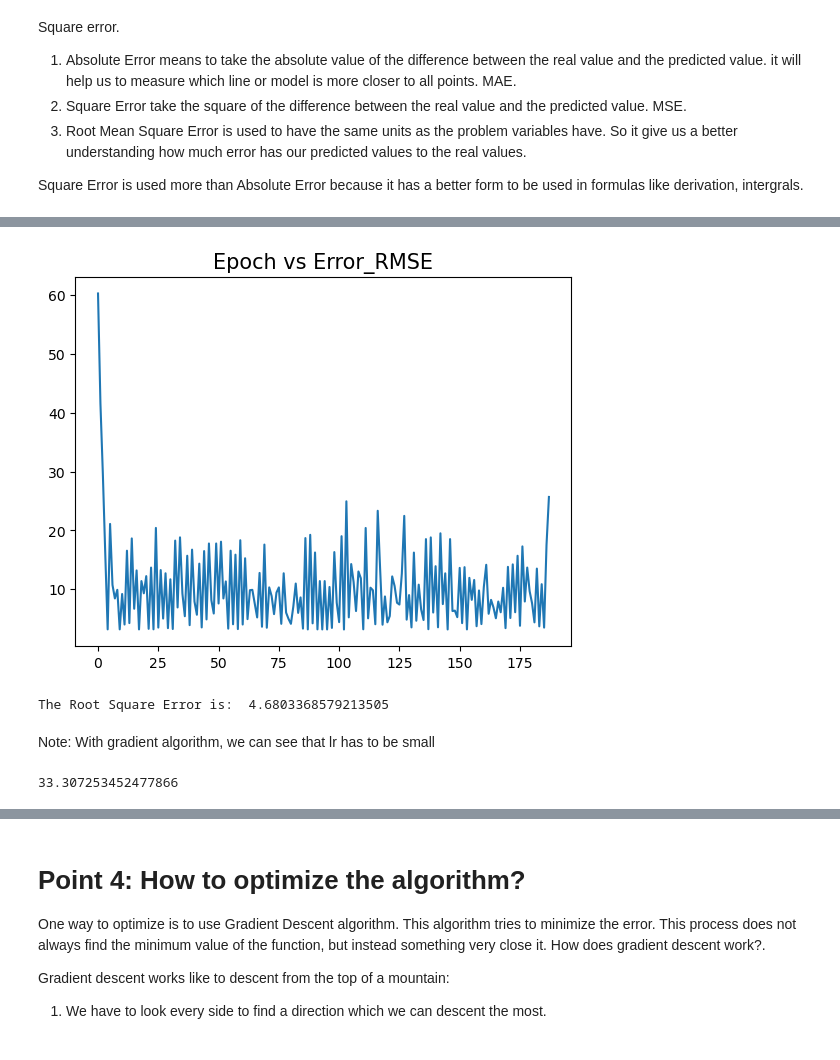
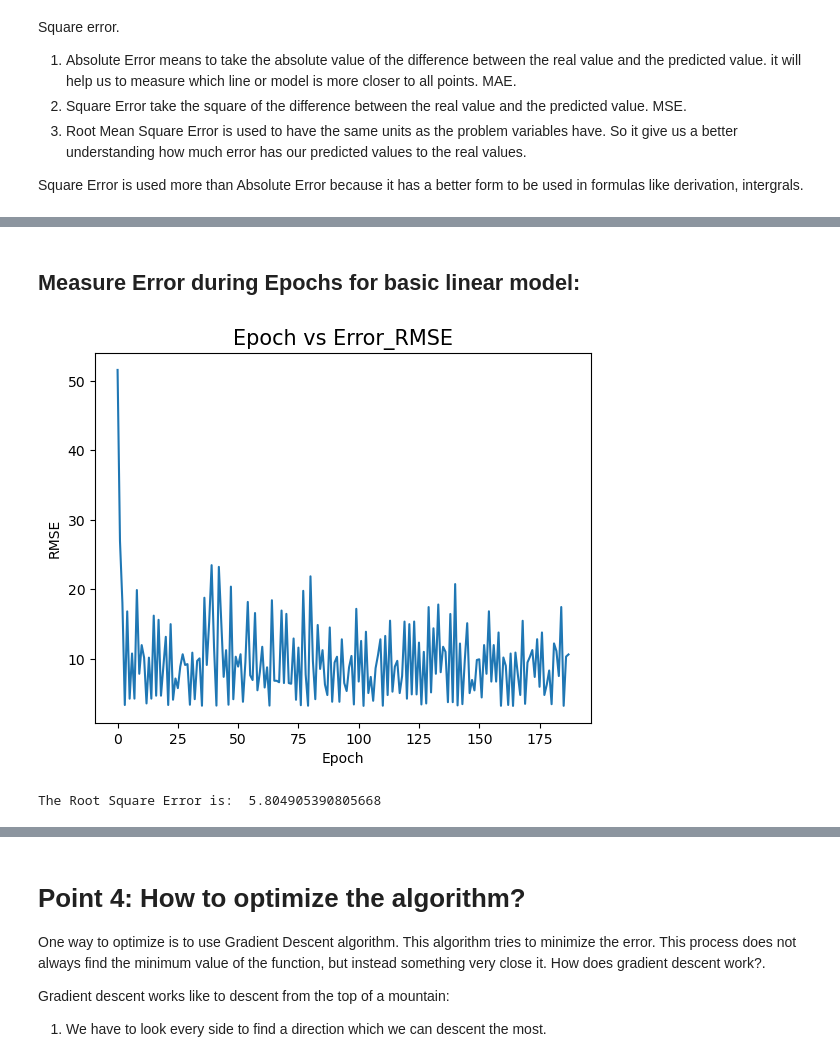
Before and after one commit to yonkeenn/LinearRegression, a Jupyter notebook: Model&Evaluate.ipynb, the cells around one changed output, grey strips where cells are left out. Drawn from its saved outputs; the diff is of its cells as text; code cells hidden in the pictures.

```diff
--- a/Model&Evaluate.ipynb
+++ b/Model&Evaluate.ipynb
@@ -316,12 +320,15 @@ plt.show()
 # %%
-# Here the best parameter which best fit data:
+# Manuely revision: Here the best parameter which best fit data:
 plt.scatter(df_line_train['horsepower'], df_line_train['mpg'])
-x = [float(i) for i in range(len(model_lr))]
+x = [float(i) for i in range(236)]
 #for w in range(0,len(model_lr)):
-for w in range(183, 184):
+for w in range(180, 181):
 #for w in np.random.randint(0,len(df_line_train), 6):
     y_pred = [model_lr[w]['weight']*i + model_lr[w]['bias'] for i in x]
-    plt.plot(x, y_pred)
+    plt.plot(x, y_pred, color ='red')
 plt.title('Horsepower' + ' vs ' + 'MPG', fontsize = 15)
+plt.xlabel('horsepower')
+plt.ylabel('mpg')
+print('Here the weight is {} and the bias is {} '.format(model_lr[180]['weight'],model_lr[180]['bias']))
 plt.show()
 # %% [output]
@@ -329,11 +336,0 @@ plt.show()
-# %%
-# Some samples of Training data:
-#i = [float(i) for i in np.random.randint(0, 235, 20)]
-x = [df_line_train["horsepower"][i] for i in np.random.randint(0, len(df_line_train), 10)]
-y = [df_line_train["mpg"][i] for i in np.random.randint(0, len(df_line_train), 10)]
-#x = [df_line["horsepower"][i] for i in range(0, 235)]
-#y = [df_line["mpg"][i] for i in range(0, 235)]
-plt.scatter(x, y)
-#plt.plot(x, y_pred)
-plt.title('Horsepower' + ' vs ' + 'MPG', fontsize = 15)
-plt.show()
@@ -342,4 +336,0 @@ plt.show()
-# %%
-x = [float(i) for i in range(len(model_lr))]
-y_pred = [ model_lr[183]['weight']*i + model_lr[183]['bias'] for i in x]
-print('Here the weight is {} and the bias is {} '.format(model_lr[183]['weight'],model_lr[183]['bias']))
@@ -495,11 +353,0 @@ array([[-0.10882299],
-# %%
-# Here the best parameter which best fit data:
-plt.scatter(df_line_train['horsepower'], df_line_train['mpg'])
-x = [float(i) for i in range(len(model_lr))]
-#for w in range(0,len(model_lr)):
-for w in range(183, 184):
-#for w in np.random.randint(0,len(df_line_train), 6):
-    y_pred = [31.5 - 0.108*i for i in x]
-    plt.plot(x, y_pred)
-plt.title('Horsepower' + ' vs ' + 'MPG', fontsize = 15)
-plt.show()
@@ -534,31 +364,35 @@ df_line_train
+# %% [markdown]
+## Measure Error during Epochs for basic linear model:
 # %%
-# Measure Error during Epochs:
+# Measure Error during Epochs for basic linear model:
 error_MAE = []
 error_RMSE = []
 epochs = len(df_line_train)
 epoch = [epoch for epoch in range(epochs)]
 for w in range(len(model_lr)):
     weight = model_lr[w]['weight']
     bias = model_lr[w]['bias']
 
     x = df_line_train['horsepower']
     y = df_line_train['mpg']
 
     y_pred = weight*x + bias
 
     MAE = np.sum(np.abs(y - y_pred))/len(df_line_train['mpg'])
     RMSE = np.sqrt(np.sum((y - y_pred)**2)/len(df_line_train['mpg']))
 
     error_MAE.append(MAE)
     error_RMSE.append(RMSE)
 
 plt.plot(epoch, error_RMSE)
 plt.title('Epoch' + ' vs ' + 'Error_RMSE', fontsize = 15)
+plt.xlabel('Epoch')
+plt.ylabel('RMSE')
 plt.show()
 # %% [output]
-[figure, old version]
+[figure, new version]
 # %%
-RMSE = np.sqrt(np.sum(error_RMSE)/(2*len(df_line_train)))
-print("The Root Square Error is: ", RMSE)
+# The RMSE for epoch 25:
+print("The Root Square Error is: ", error_RMSE[25])
 # %% [output]
-The Root Square Error is:  4.6803368579213505
+The Root Square Error is:  5.804905390805668
@@ -568,6 +398,0 @@ model_lr_grad = basic_lin_reg_gradient(df_line_train, lr=0.00001, epochs = len(d
-# %% [markdown]
-Note: With gradient algorithm, we can see that lr has to be small
-# %%
-np.sqrt(np.sum((model_lr_grad[1]['weight']*df_line_train['horsepower'] + model_lr_grad[1]['bias'] - df_line_train['mpg'])**2)/len(df_line_train['mpg']))
-# %% [output]
-33.307253452477866
```
Also changed, not shown: parts of 32 cells of this notebook, 1 other file.
